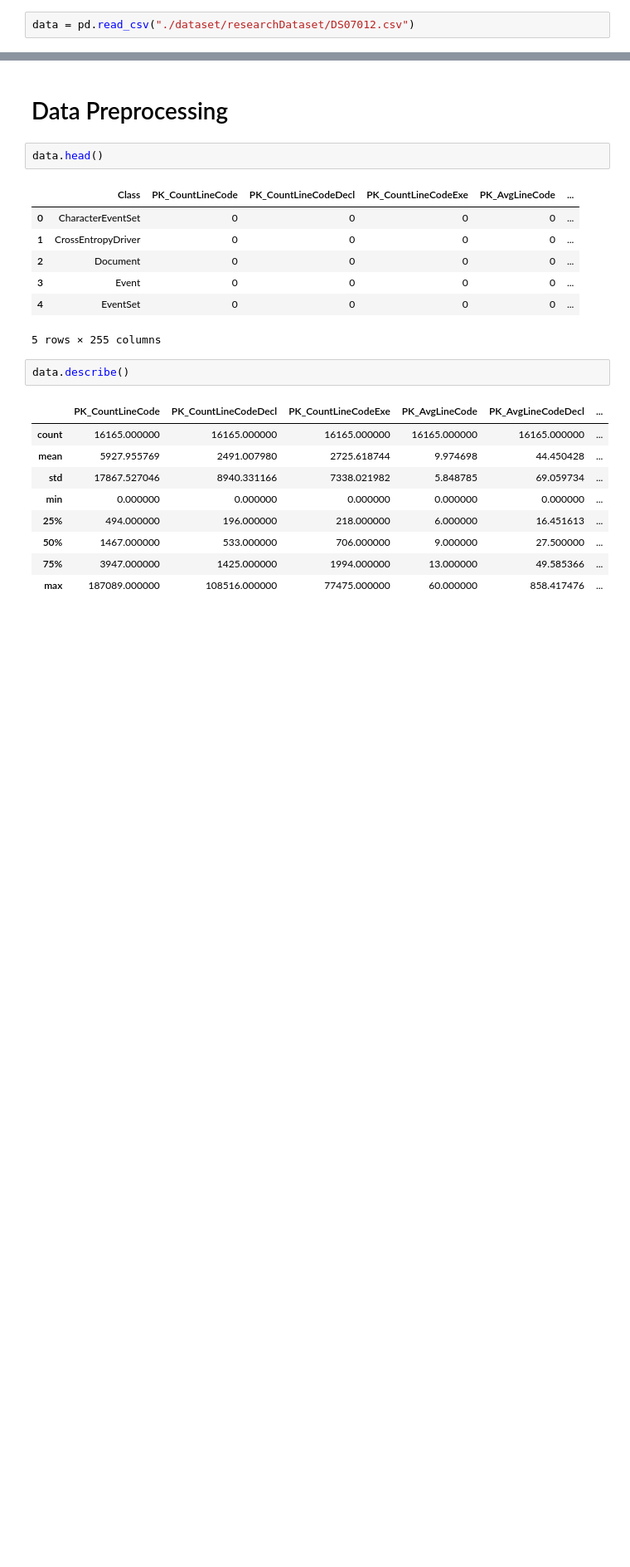
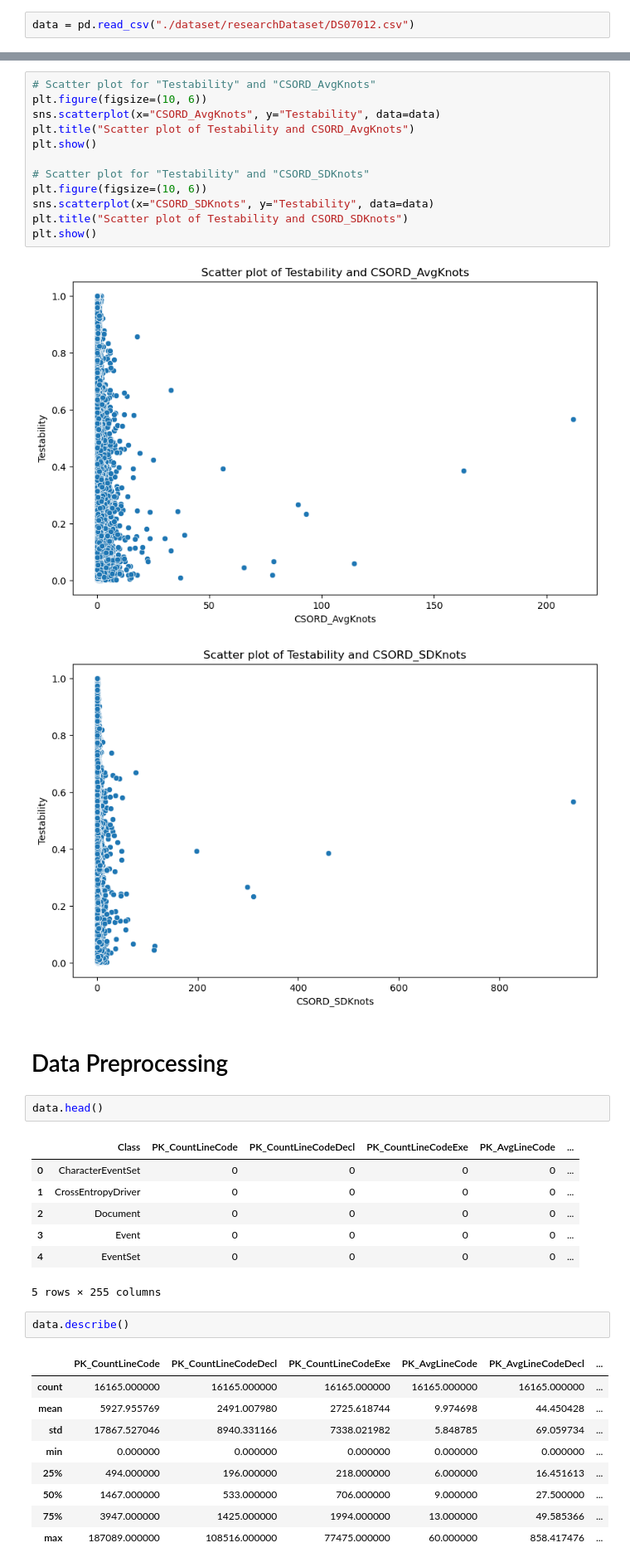
Before and after one commit to vibhubehl/testabillity, a Jupyter notebook: testability.ipynb, the cells around one changed output, grey strips where cells are left out. Shown at 83% size. Saved outputs shown, nothing was run; the diff lists cells and outputs as text; blank space fills up the shorter version.

```diff
--- a/testability.ipynb
+++ b/testability.ipynb
@@ -25,3 +64,18 @@ data = pd.read_csv("./dataset/researchDataset/DS07012.csv")
+# %%
+# Scatter plot for "Testability" and "CSORD_AvgKnots"
+plt.figure(figsize=(10, 6))
+sns.scatterplot(x="CSORD_AvgKnots", y="Testability", data=data)
+plt.title("Scatter plot of Testability and CSORD_AvgKnots")
+plt.show()
+
+# Scatter plot for "Testability" and "CSORD_SDKnots"
+plt.figure(figsize=(10, 6))
+sns.scatterplot(x="CSORD_SDKnots", y="Testability", data=data)
+plt.title("Scatter plot of Testability and CSORD_SDKnots")
+plt.show()
+# %% [output]
+[figure, added]
+[figure, added]
 # %% [markdown]
 # Data Preprocessing
 # %%
```
Also changed, not shown: parts of 5 cells of this notebook.
